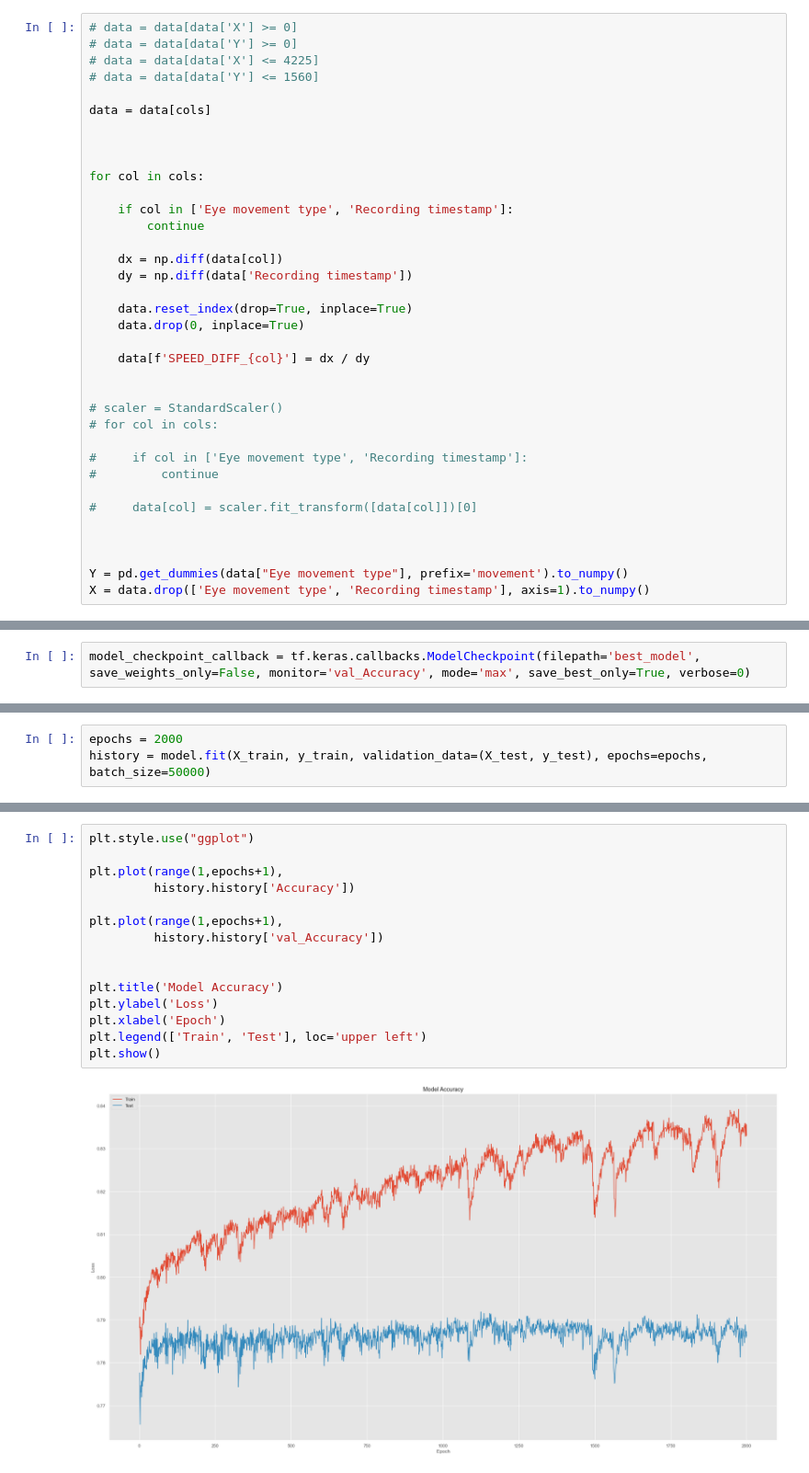
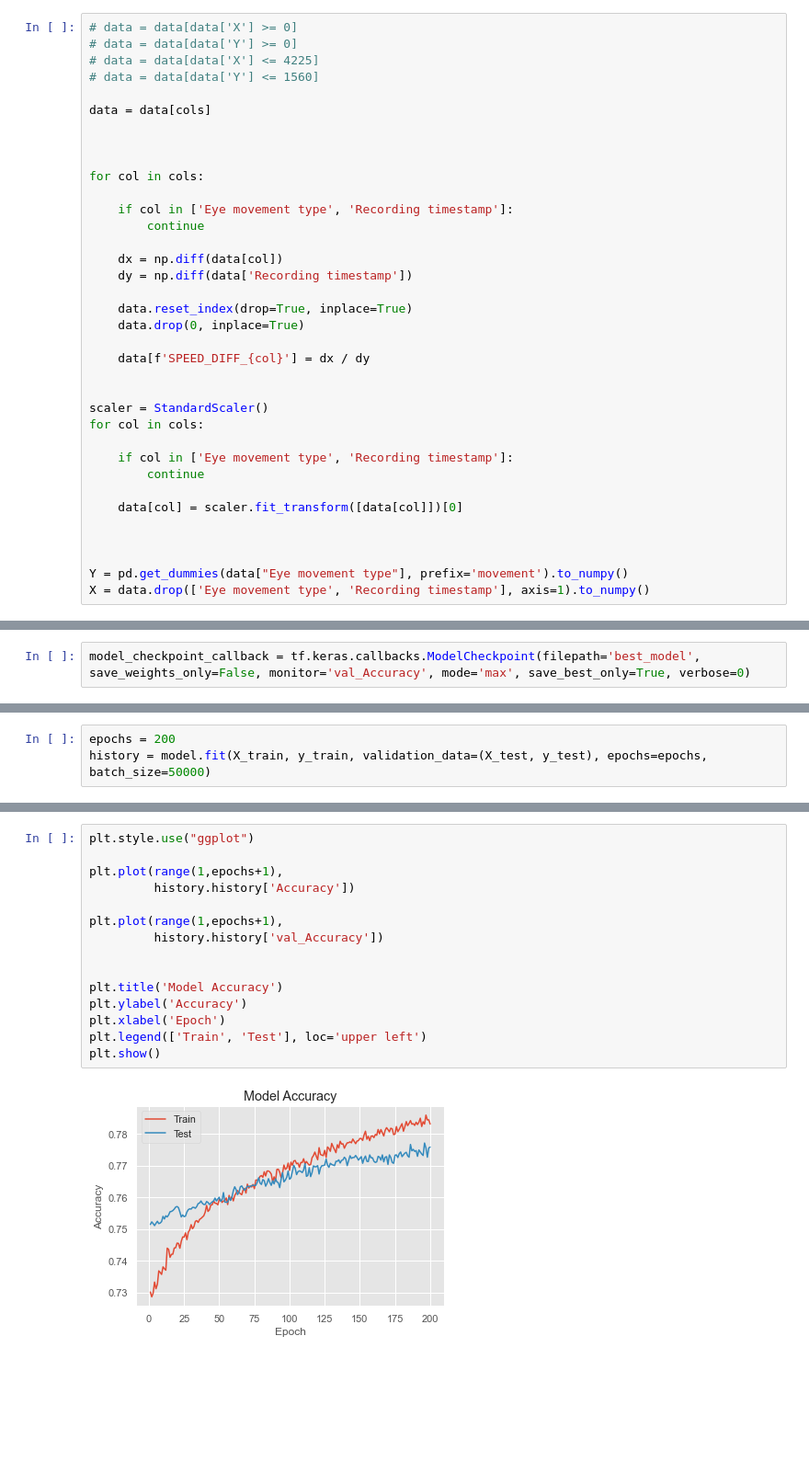
Before and after one commit to Tuur123/StageHITlab, a Jupyter notebook: FixationFinder/lstm.ipynb, the cells around one changed output, grey strips where cells are left out. Shown at 92% size. Cells and saved outputs as stored; diff of their text form; blank space fills up the shorter version.

```diff
--- a/FixationFinder/lstm.ipynb
+++ b/FixationFinder/lstm.ipynb
@@ -46,13 +46,13 @@ for col in cols:
     data[f'SPEED_DIFF_{col}'] = dx / dy
 
 
-# scaler = StandardScaler()
-# for col in cols:
+scaler = StandardScaler()
+for col in cols:
 
-#     if col in ['Eye movement type', 'Recording timestamp']:
-#         continue
+    if col in ['Eye movement type', 'Recording timestamp']:
+        continue
 
-#     data[col] = scaler.fit_transform([data[col]])[0]
+    data[col] = scaler.fit_transform([data[col]])[0]
 
 
 
@@ -123,6 +123,6 @@ Trainable params: 286,467
 Non-trainable params: 0
 _________________________________________________________________
 # %%
-epochs = 2000
+epochs = 200
 history = model.fit(X_train, y_train, validation_data=(X_test, y_test), epochs=epochs, batch_size=50000)
 # %% [output]
@@ -163,17 +163,17 @@ plt.show()
 # %%
 plt.style.use("ggplot")
 
 plt.plot(range(1,epochs+1),
          history.history['Accuracy'])
 
 plt.plot(range(1,epochs+1),
          history.history['val_Accuracy'])
 
 
 plt.title('Model Accuracy')
-plt.ylabel('Loss')
+plt.ylabel('Accuracy')
 plt.xlabel('Epoch')
 plt.legend(['Train', 'Test'], loc='upper left')
 plt.show()
 # %% [output]
-[figure, old version]
+[figure, new version]
```
Also changed, not shown: parts of 4 cells of this notebook, 6 other files.
